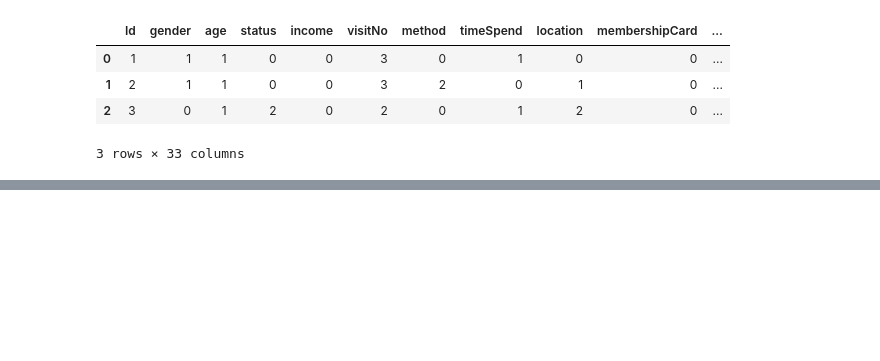
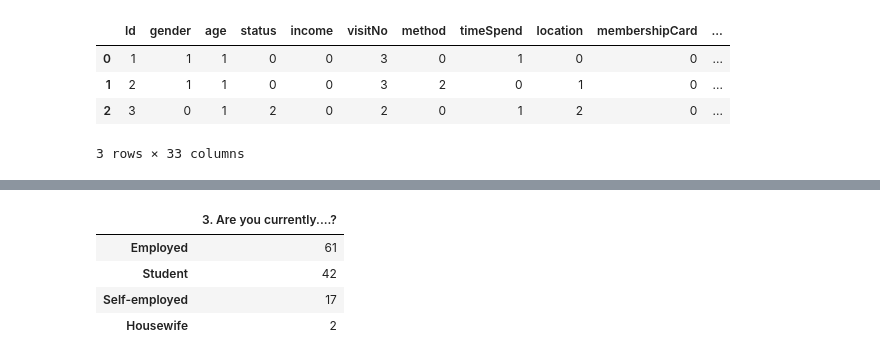
Before and after one commit to miguelvelazco0116/starbucks-customer-survey, a Jupyter notebook: data_explorer.ipynb, the cells around one changed output, grey strips where cells are left out. Cells and saved outputs as stored; diff of their text form; code cells hidden in the pictures; blank space fills up the shorter version.

```diff
--- a/data_explorer.ipynb
+++ b/data_explorer.ipynb
@@ -87,0 +142,8 @@ df_clean.head(3)
+# %%
+occupation_count
+# %% [output]
+|  | 3. Are you currently....? |
+| Employed | 61 |
+| Student | 42 |
+| Self-employed | 17 |
+| Housewife | 2 |
```
Also changed, not shown: parts of 17 cells of this notebook.
